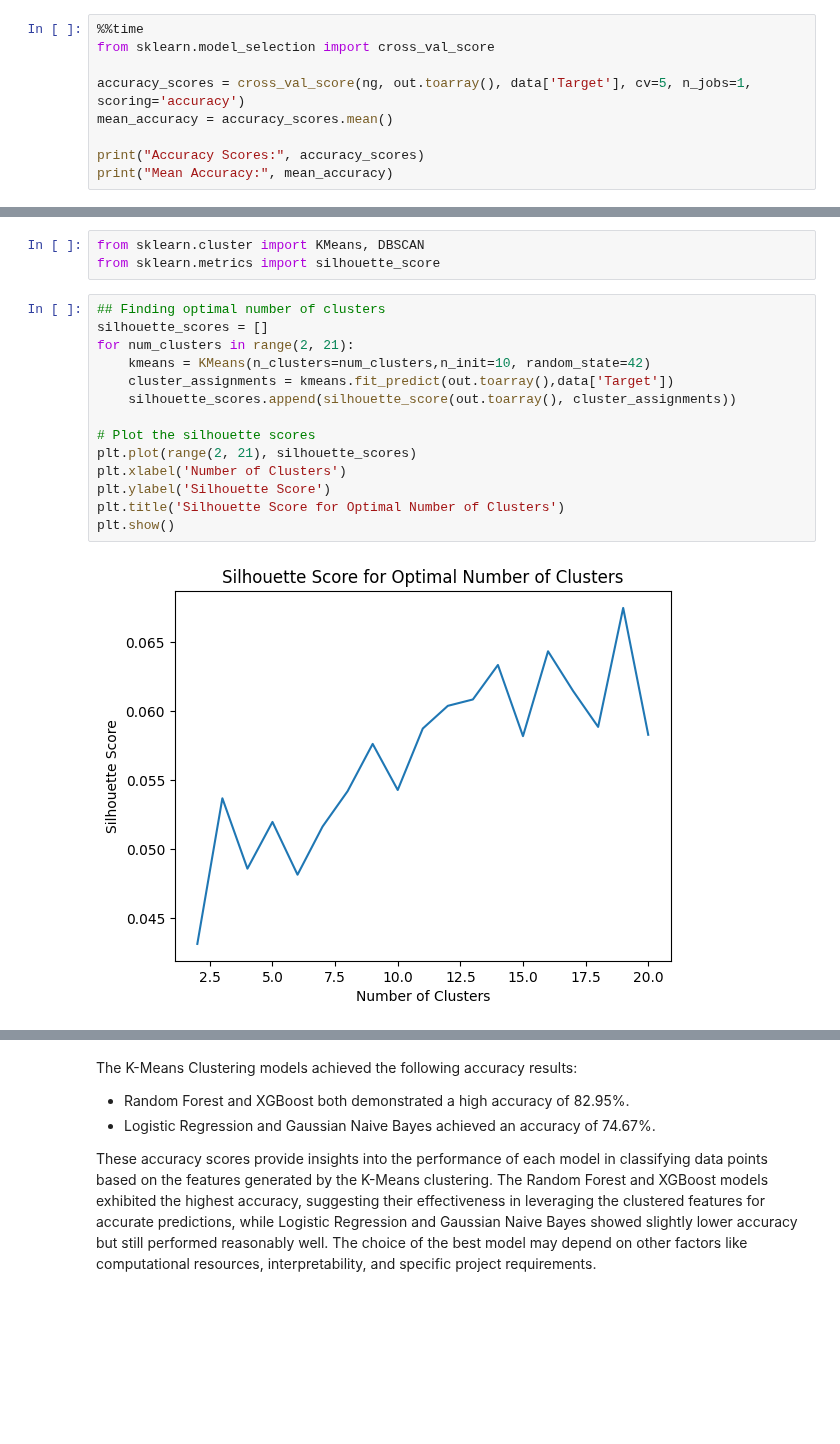
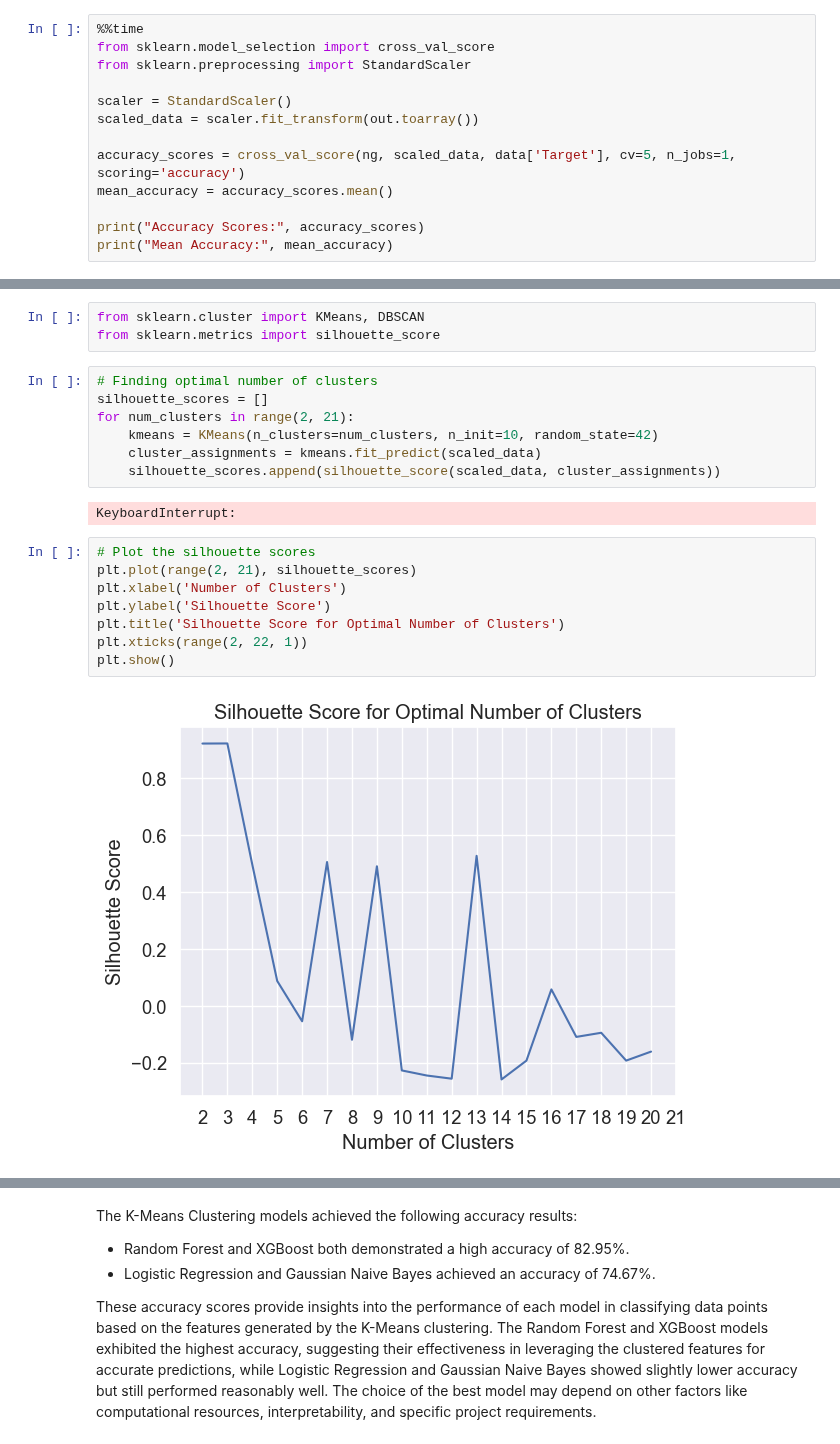
Before and after one commit to Mr-Chang95/Spam-Classification-with-KMeans-Clustering, a Jupyter notebook: project_draft.ipynb, the cells around one changed output, grey strips where cells are left out. Drawn from its saved outputs; the diff is of its cells as text; blank space fills up the shorter version.

```diff
--- a/project_draft.ipynb
+++ b/project_draft.ipynb
@@ -169,8 +178,12 @@ GaussianNB()
 # %%
 %%time
 from sklearn.model_selection import cross_val_score
+from sklearn.preprocessing import StandardScaler
 
-accuracy_scores = cross_val_score(ng, out.toarray(), data['Target'], cv=5, n_jobs=1, scoring='accuracy')
+scaler = StandardScaler()
+scaled_data = scaler.fit_transform(out.toarray())
+
+accuracy_scores = cross_val_score(ng, scaled_data, data['Target'], cv=5, n_jobs=1, scoring='accuracy')
 mean_accuracy = accuracy_scores.mean()
 
 print("Accuracy Scores:", accuracy_scores)
@@ -267,20 +275,23 @@ Incorporating K-Means clustering as a preprocessing step enriches the feature sp
 # %%
 from sklearn.cluster import KMeans, DBSCAN
 from sklearn.metrics import silhouette_score
+# %%
+# Finding optimal number of clusters
+silhouette_scores = []
+for num_clusters in range(2, 21):
+    kmeans = KMeans(n_clusters=num_clusters, n_init=10, random_state=42)
+    cluster_assignments = kmeans.fit_predict(scaled_data)
+    silhouette_scores.append(silhouette_score(scaled_data, cluster_assignments))
+# %% [output]
+KeyboardInterrupt:
 # %%
-## Finding optimal number of clusters
-silhouette_scores = []
-for num_clusters in range(2, 21):
-    kmeans = KMeans(n_clusters=num_clusters,n_init=10, random_state=42)
-    cluster_assignments = kmeans.fit_predict(out.toarray(),data['Target'])
-    silhouette_scores.append(silhouette_score(out.toarray(), cluster_assignments))
-
 # Plot the silhouette scores
 plt.plot(range(2, 21), silhouette_scores)
 plt.xlabel('Number of Clusters')
 plt.ylabel('Silhouette Score')
 plt.title('Silhouette Score for Optimal Number of Clusters')
+plt.xticks(range(2, 22, 1))
 plt.show()
 # %% [output]
-[figure, old version]
+[figure, new version]
 # %%
```
Also changed, not shown: parts of 18 cells of this notebook.
